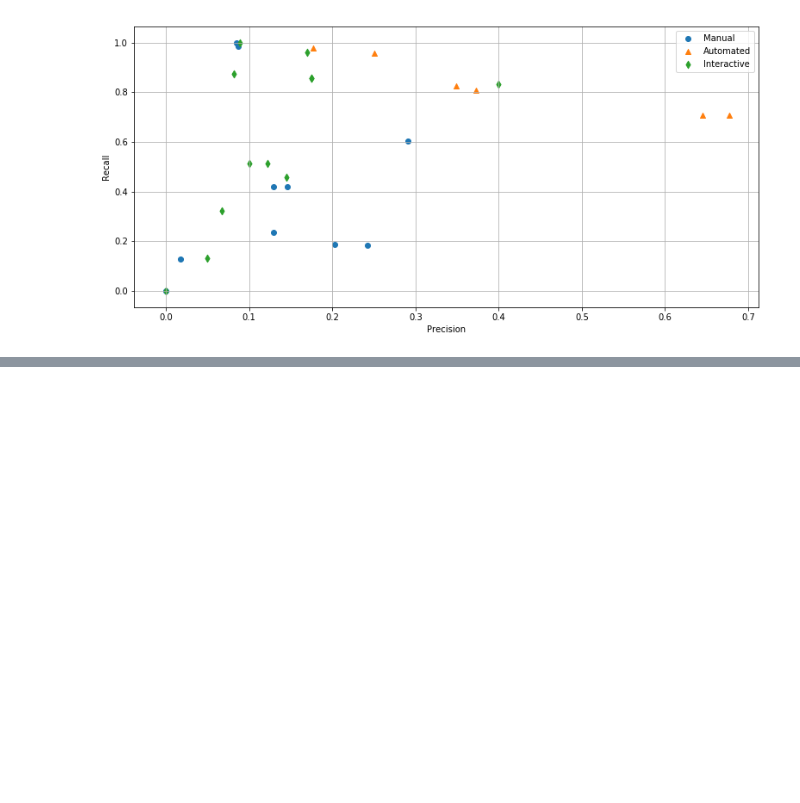
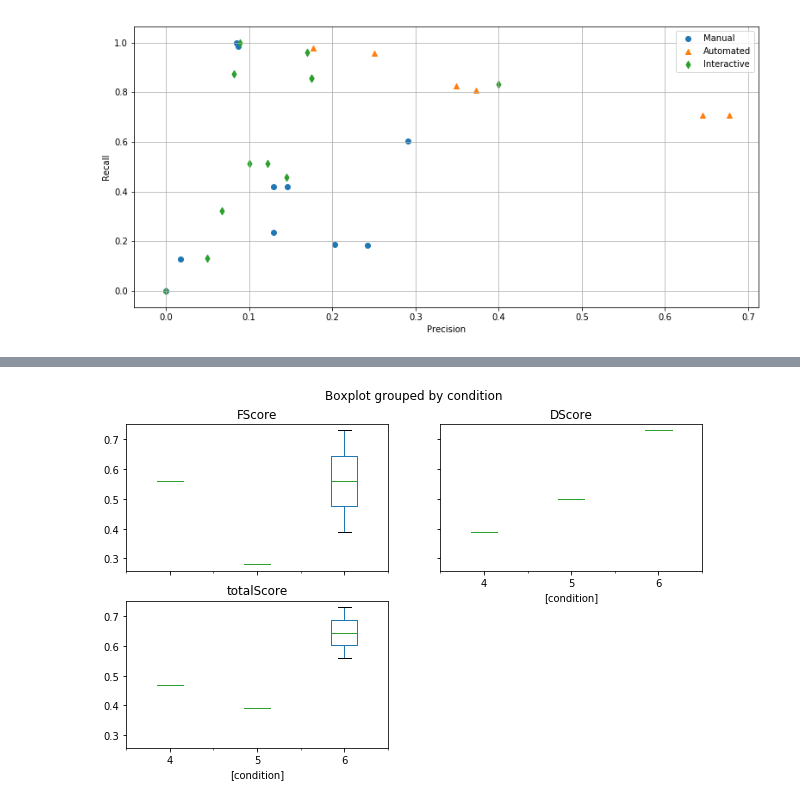
Before and after one commit to hsbang09/iFEED_experiment_result_analysis_2019, a Jupyter notebook: analysis.ipynb, the cells around one changed output, grey strips where cells are left out. Saved outputs shown, nothing was run; the diff lists cells and outputs as text; code cells hidden in the pictures; blank space fills up the shorter version.

```diff
--- a/analysis.ipynb
+++ b/analysis.ipynb
@@ -336,3 +344,7 @@ visualizer.featureSynthesisScatter(markers=['o','^','d'])
+# %%
+visualizer.boxPlot(columns=['FScore','DScore', 'totalScore'], layout=None)
+# %% [output]
+[figure, added]
 # %%
 die here
 # %% [output]
```
Also changed, not shown: parts of 10 cells of this notebook, 1 other file.
